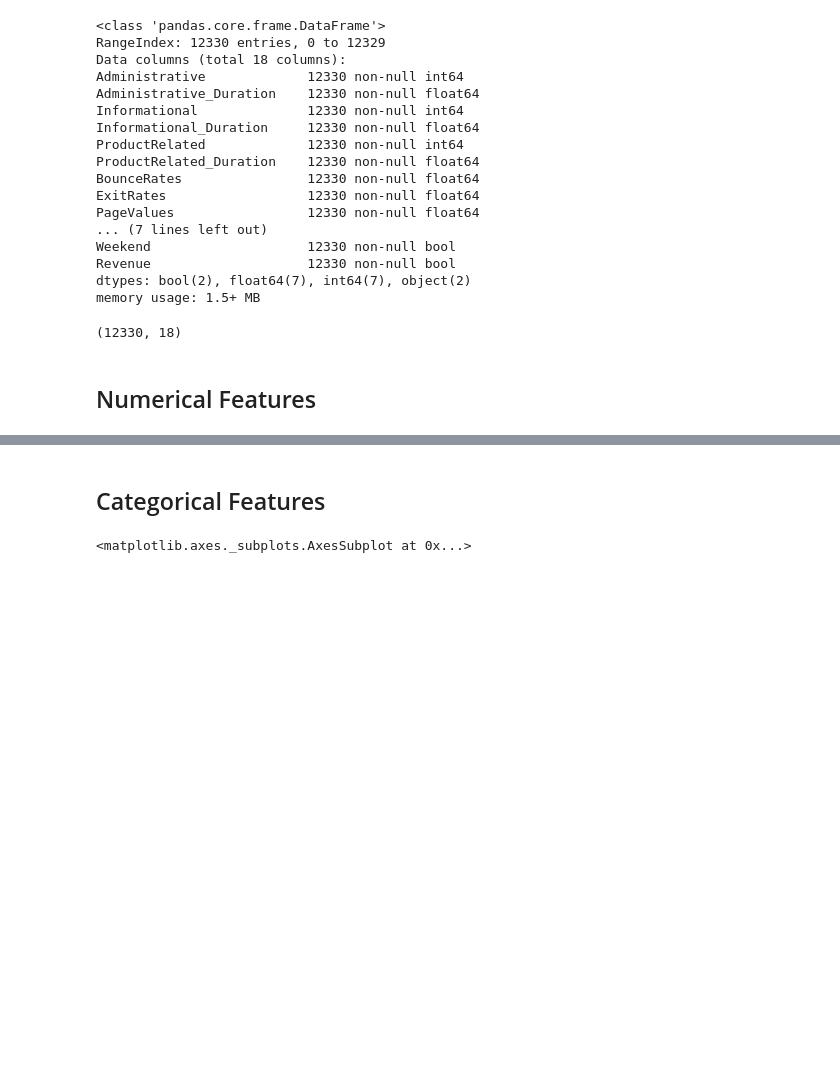
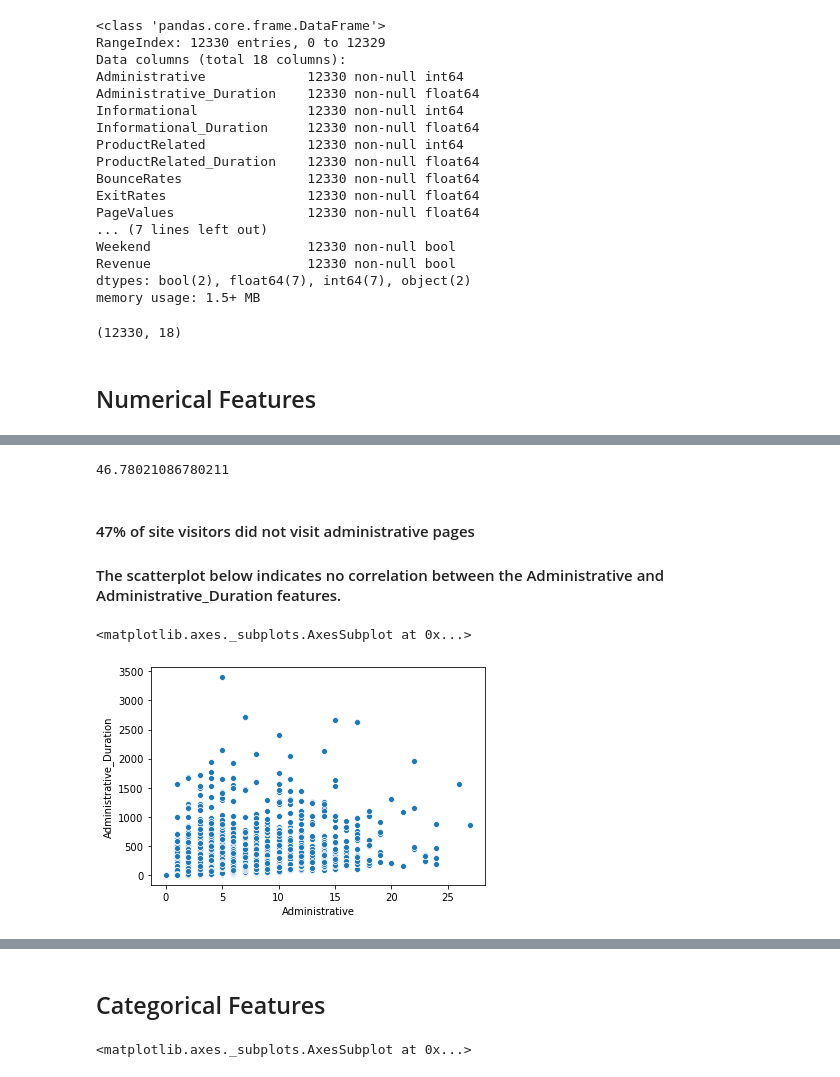
Before and after one commit to jefelito/ecommerce_purchases, a Jupyter notebook: eda_notebook.ipynb, the cells around one changed output, grey strips where cells are left out. Drawn from its saved outputs; the diff is of its cells as text; code cells hidden in the pictures; blank space fills up the shorter version.

```diff
--- a/eda_notebook.ipynb
+++ b/eda_notebook.ipynb
@@ -100,0 +134,13 @@ plt.show()
+# %%
+(5768/12330)*100
+# %% [output]
+46.78021086780211
+# %% [markdown]
+#### 47% of site visitors did not visit administrative pages
+
+#### The scatterplot below indicates no correlation between the Administrative and Administrative_Duration features.
+# %%
+sns.scatterplot(data=df, x="Administrative", y="Administrative_Duration")
+# %% [output]
+<matplotlib.axes._subplots.AxesSubplot at 0x...>
+[figure, added]
```
Also changed, not shown: parts of 10 cells of this notebook.
